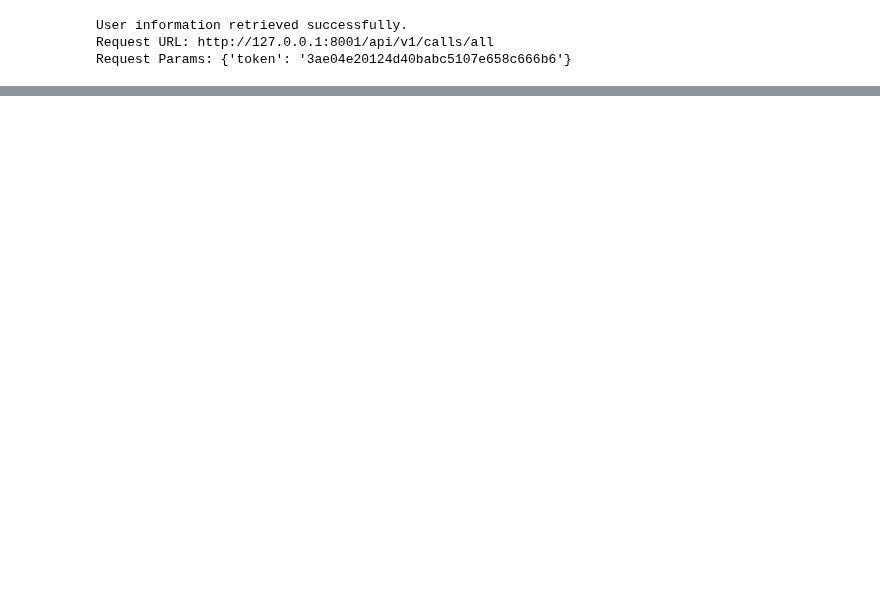
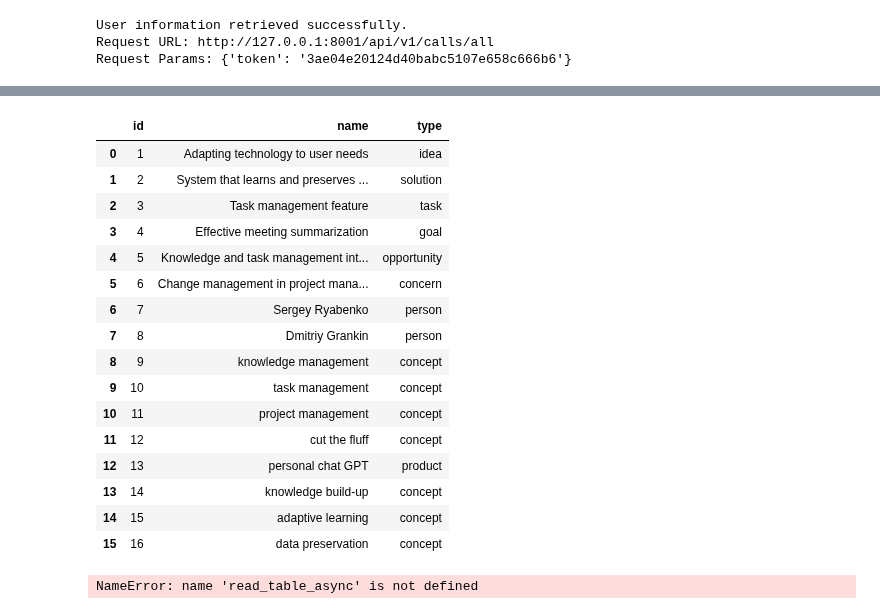
Before and after one commit to Vexa-ai/vexa-engine, a Jupyter notebook: 05.ipynb, the cells around one changed output, grey strips where cells are left out. Saved outputs shown, nothing was run; the diff lists cells and outputs as text; code cells hidden in the pictures; blank space fills up the shorter version.

Commit message:
extraction works

```diff
--- a/05.ipynb
+++ b/05.ipynb
@@ -51,34 +172,0 @@ df
-# %%
-pd.options.display.max_colwidth = 1000
-ideas_df = await MeetingExtraction.extract(formatted_input)
-objects_df = await EntityExtraction.extract(formatted_input)
-summary_df = pd.concat([ideas_df,objects_df.rename(columns={'entity': 'item'})]).reset_index(drop=True)
-summary_refs = await SummaryIndexesRefs.extract(summary_df, formatted_input)
-
-# Create a new dataframe for the references
-ref_df = pd.DataFrame([(ref['summary_index'], r['s'], r['e'])
-                       for ref in summary_refs
-                       for r in ref['references']],
-                      columns=['summary_index', 'start', 'end'])
-
-# Merge the ref_df with entities_df
-entities_with_refs = summary_df.reset_index().rename(columns={'index': 'summary_index'})
-entities_with_refs = entities_with_refs.merge(ref_df, on='summary_index', how='left')
-
-# Function to extract text from df based on start and end indices, including speaker
-def get_text_range_with_speaker(row):
-    text_range = df.loc[row['start']:row['end']]
-    return ' | '.join(f"{speaker}: {content}" for speaker, content in zip(text_range['speaker'], text_range['content']))
-
-# Apply the function to get the referenced text with speakers
-entities_with_refs['referenced_text'] = entities_with_refs.apply(get_text_range_with_speaker, axis=1)
-
-# Group by summary_index to combine multiple references
-final_df = entities_with_refs.groupby('summary_index').agg({
-    'item': 'first',
-    'type': 'first',
-    'summary': 'first',
-    'details': 'first',
-    'speaker': 'first',
-    'referenced_text': ' | '.join
-}).reset_index()
@@ -134,0 +214,24 @@ Create a direct, to-the-point summary incorporating all these items. Start immed
+# %%
+objects_df
+# %% [output]
+|  | id | name | type |
+| 0 | 1 | Adapting technology to user needs | idea |
+| 1 | 2 | System that learns and preserves ... | solution |
+| 2 | 3 | Task management feature | task |
+| 3 | 4 | Effective meeting summarization | goal |
+| 4 | 5 | Knowledge and task management int... | opportunity |
+| 5 | 6 | Change management in project mana... | concern |
+| 6 | 7 | Sergey Ryabenko | person |
+| 7 | 8 | Dmitriy Grankin | person |
+| 8 | 9 | knowledge management | concept |
+| 9 | 10 | task management | concept |
+| 10 | 11 | project management | concept |
+| 11 | 12 | cut the fluff | concept |
+| 12 | 13 | personal chat GPT | product |
+| 13 | 14 | knowledge build-up | concept |
+| 14 | 15 | adaptive learning | concept |
+| 15 | 16 | data preservation | concept |
+# %%
+await read_table_async(Item)
+# %% [output]
+NameError: name 'read_table_async' is not defined
```
Also changed, not shown: parts of 28 cells of this notebook, 2 other files.
